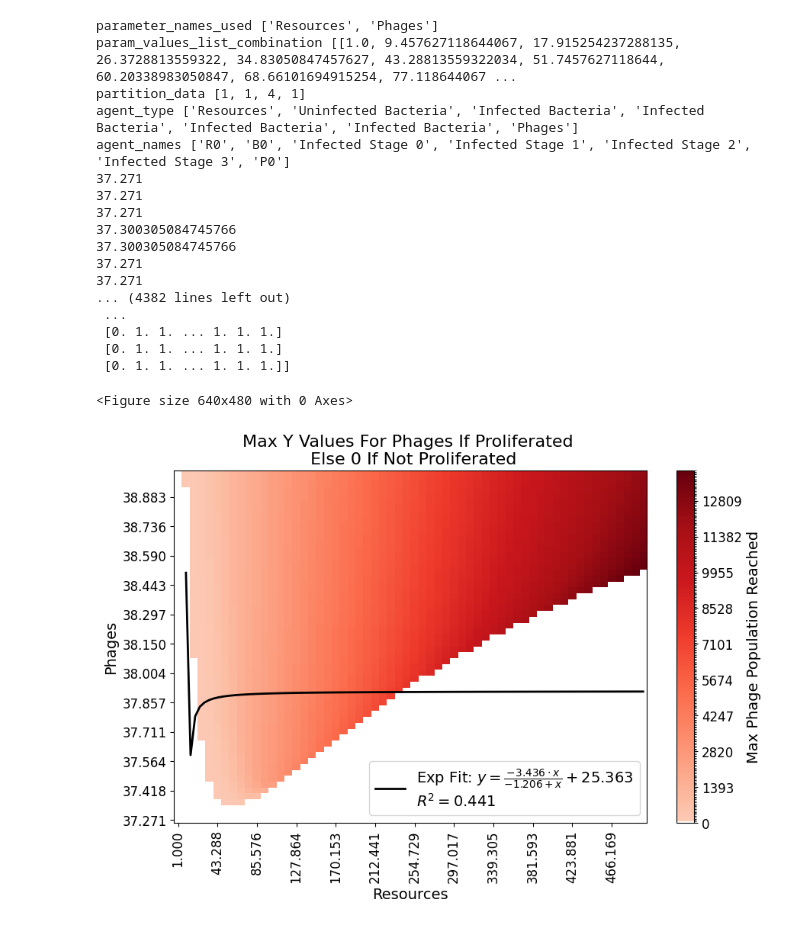
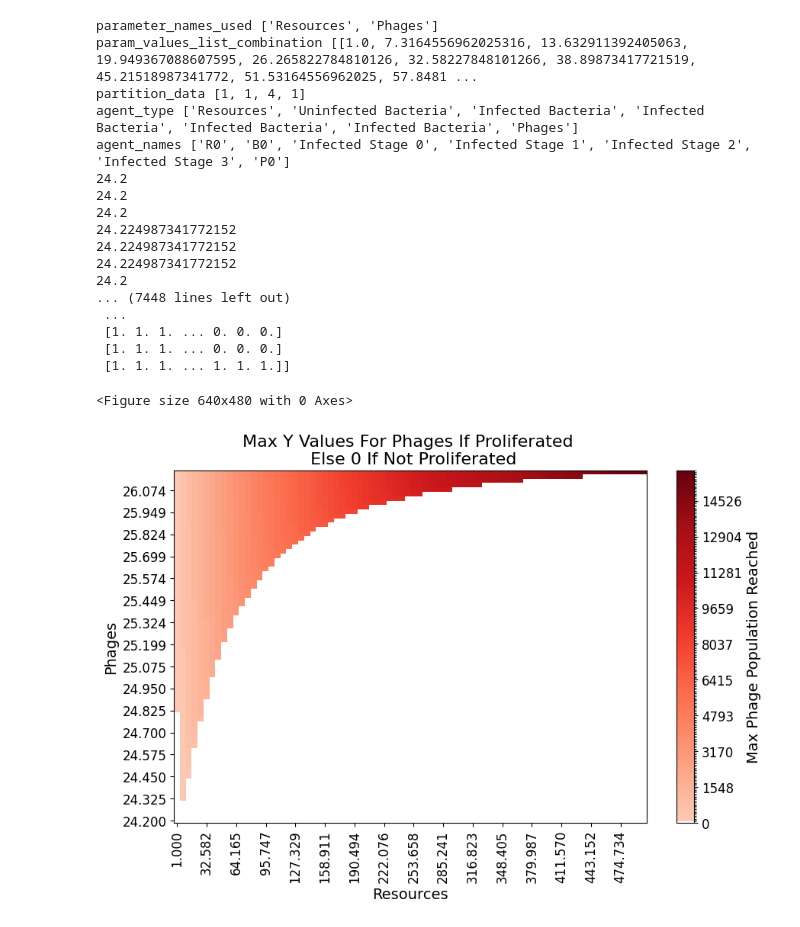
Before and after one commit to BiggusVickus/Master-Thesis, a Jupyter notebook: phase_portrait_resources_phage.ipynb, the cells around one changed output. Drawn from its saved outputs; the diff is of its cells as text; code cells hidden in the pictures.

Commit message:
code results

```diff
--- a/phase_portrait_resources_phage.ipynb
+++ b/phase_portrait_resources_phage.ipynb
@@ -53,32 +53,6 @@ def create_plot(matrix, matrix2, pickle_data, save_fig=None, plot_curve_fit=True
     plt.tight_layout(rect=[0, 0, 1, 0.96])
     plt.figure(figsize=(10, 6))
     plt.imshow(matrix, aspect='auto', origin='lower', cmap='viridis')
-
-    boundary = np.logical_xor(matrix2, binary_dilation(matrix2))
-    y_coords, x_coords = np.where(boundary)
-    X = x_coords.reshape(-1, 1)
-    y = y_coords
-    mask = x_coords > 0
-    x_log = x_coords[mask]
-    y_log = y_coords[mask]
-
-    def exp_func(x, a, b, c):
-        return a * x / (b + x) + c
-
-    popt, _ = curve_fit(exp_func, x_log, y_log, p0=(1, 0.01, 1), maxfev=10000)
-    x_fit = np.linspace(x_log.min(), x_log.max(), 100)
-    y_fit = exp_func(x_fit, *popt)
-    y_pred = exp_func(x_log, *popt)
-    r2 = r2_score(y_log, y_pred)
-    a, b, c = popt
-    if c < 0:
-        label = f'Exp Fit: $y = \\frac{{{a:.3f} \\cdot x}}{{{b:.3f} + x}} {c:.3f}$\n$R^2 = {r2:.3f}$'
-    else:
-        label = f'Exp Fit: $y = \\frac{{{a:.3f} \\cdot x}}{{{b:.3f} + x}} + {c:.3f}$\n$R^2 = {r2:.3f}$'
-
-    if plot_curve_fit:
-        plt.plot(x_fit, y_fit, color='black', linewidth=2, label=label)
-        plt.legend(loc='lower right', fontsize=14)
 
     # Create a custom colormap: black for 0, red to green for >0
     colors = ['white'] + [plt.cm.Reds(i) for i in np.linspace(0.2, 1, 255)]
@@ -102,39 +76,39 @@ def create_plot(matrix, matrix2, pickle_data, save_fig=None, plot_curve_fit=True
     if save_fig != None:
         plt.savefig(f'LatexReport/Images/Plots/Created/PP/{save_fig}', dpi=300, bbox_inches='tight')
 # %%
-parquet_file_path = 'SimulationResults/UltimateAnalysis/SimulationResults_1750511830/SimulationResults_1750511830.parquet'
-pickle_file_path = 'SimulationResults/UltimateAnalysis/SimulationResults_1750511830/SimulationResults_1750511830.pickle'
+parquet_file_path = 'SimulationResults/UltimateAnalysis/PhasePortraitResourcesPhage/PhasePortraitResourcesPhage.parquet'
+pickle_file_path = 'SimulationResults/UltimateAnalysis/PhasePortraitResourcesPhage/PhasePortraitResourcesPhage.pickle'
 
 with open(pickle_file_path, 'rb') as f:
     pickle_data = pickle.load(f)
 print("parameter_names_used", pickle_data['parameter_names_used'])
 print("param_values_list_combination", pickle_data['param_values_list_combination'])
 print('partition_data', pickle_data['agent_type_count'])
 print("agent_type", pickle_data['agent_type'])
 print("agent_names", pickle_data['agent_names'])
 
 matrix, matrix2 = analyze_matrix(pickle_data)
 create_plot(matrix, matrix2, pickle_data, save_fig='phase_portrait_resources_phage.png')
 # %% [output]
 parameter_names_used ['Resources', 'Phages']
-param_values_list_combination [[1.0, 9.457627118644067, 17.915254237288135, 26.3728813559322, 34.83050847457627, 43.28813559322034, 51.7457627118644, 60.20338983050847, 68.66101694915254, 77.118644067 ...
+param_values_list_combination [[1.0, 7.3164556962025316, 13.632911392405063, 19.949367088607595, 26.265822784810126, 32.58227848101266, 38.89873417721519, 45.21518987341772, 51.53164556962025, 57.8481 ...
 partition_data [1, 1, 4, 1]
 agent_type ['Resources', 'Uninfected Bacteria', 'Infected Bacteria', 'Infected Bacteria', 'Infected Bacteria', 'Infected Bacteria', 'Phages']
 agent_names ['R0', 'B0', 'Infected Stage 0', 'Infected Stage 1', 'Infected Stage 2', 'Infected Stage 3', 'P0']
-37.271
-37.271
-37.271
-37.300305084745766
-37.300305084745766
-37.271
-37.271
-... (4382 lines left out)
+24.2
+24.2
+24.2
+24.224987341772152
+24.224987341772152
+24.224987341772152
+24.2
+... (7448 lines left out)
  ...
- [0. 1. 1. ... 1. 1. 1.]
- [0. 1. 1. ... 1. 1. 1.]
- [0. 1. 1. ... 1. 1. 1.]]
+ [1. 1. 1. ... 0. 0. 0.]
+ [1. 1. 1. ... 0. 0. 0.]
+ [1. 1. 1. ... 1. 1. 1.]]
 <Figure size 640x480 with 0 Axes>
-[figure, old version]
+[figure, new version]
 # %%
 parquet_file_path = 'SimulationResults/UltimateAnalysis/PhasePortraitResourcesPhage2/PhasePortraitResourcesPhage2.parquet'
 pickle_file_path = 'SimulationResults/UltimateAnalysis/PhasePortraitResourcesPhage2/PhasePortraitResourcesPhage2.pickle'
```
Also changed, not shown: parts of 1 cell of this notebook, 10 other files.
